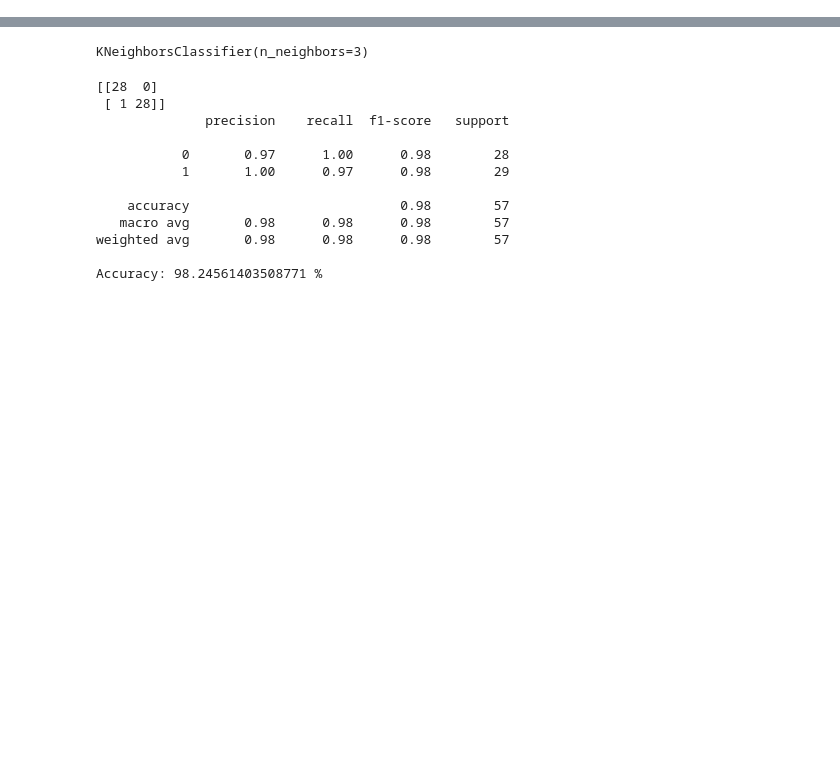
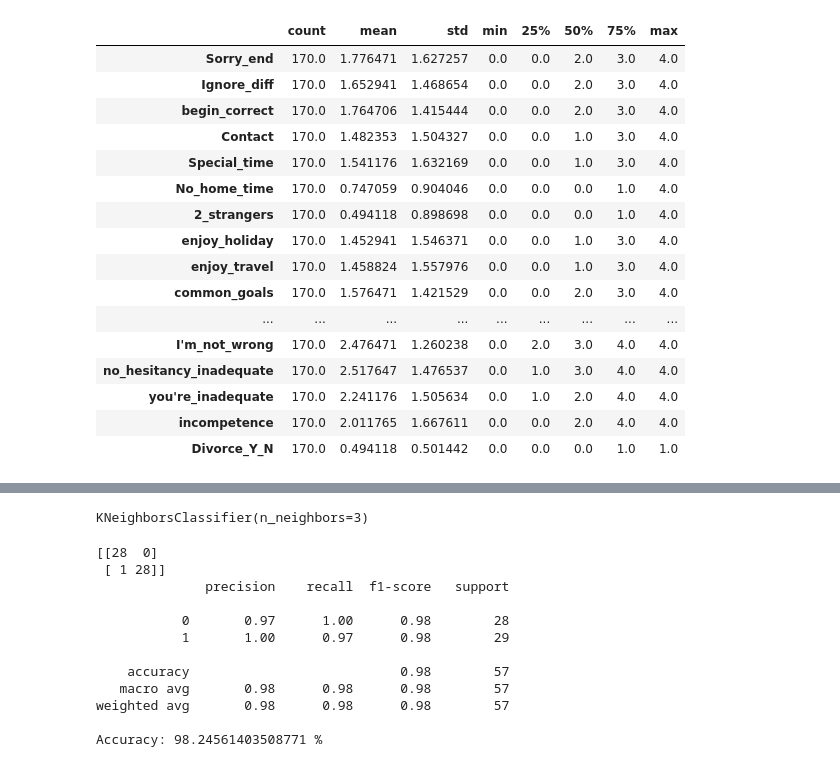
Before and after one commit to corentinleroux/ML-Project-M2IKSEM, a Jupyter notebook: KNN.ipynb, the cells around one changed output, grey strips where cells are left out. Saved outputs shown, nothing was run; the diff lists cells and outputs as text; code cells hidden in the pictures; blank space fills up the shorter version.

```diff
--- a/KNN.ipynb
+++ b/KNN.ipynb
@@ -33,0 +31,21 @@ dtype: int64
+# %%
+# statistical analysis
+df.describe().T
+# %% [output]
+|  | count | mean | std | min | 25% | 50% | 75% | max |
+| Sorry_end | 170.0 | 1.776471 | 1.627257 | 0.0 | 0.0 | 2.0 | 3.0 | 4.0 |
+| Ignore_diff | 170.0 | 1.652941 | 1.468654 | 0.0 | 0.0 | 2.0 | 3.0 | 4.0 |
+| begin_correct | 170.0 | 1.764706 | 1.415444 | 0.0 | 0.0 | 2.0 | 3.0 | 4.0 |
+| Contact | 170.0 | 1.482353 | 1.504327 | 0.0 | 0.0 | 1.0 | 3.0 | 4.0 |
+| Special_time | 170.0 | 1.541176 | 1.632169 | 0.0 | 0.0 | 1.0 | 3.0 | 4.0 |
+| No_home_time | 170.0 | 0.747059 | 0.904046 | 0.0 | 0.0 | 0.0 | 1.0 | 4.0 |
+| 2_strangers | 170.0 | 0.494118 | 0.898698 | 0.0 | 0.0 | 0.0 | 1.0 | 4.0 |
+| enjoy_holiday | 170.0 | 1.452941 | 1.546371 | 0.0 | 0.0 | 1.0 | 3.0 | 4.0 |
+| enjoy_travel | 170.0 | 1.458824 | 1.557976 | 0.0 | 0.0 | 1.0 | 3.0 | 4.0 |
+| common_goals | 170.0 | 1.576471 | 1.421529 | 0.0 | 0.0 | 2.0 | 3.0 | 4.0 |
+| ... | ... | ... | ... | ... | ... | ... | ... | ... |
+| I'm_not_wrong | 170.0 | 2.476471 | 1.260238 | 0.0 | 2.0 | 3.0 | 4.0 | 4.0 |
+| no_hesitancy_inadequate | 170.0 | 2.517647 | 1.476537 | 0.0 | 1.0 | 3.0 | 4.0 | 4.0 |
+| you're_inadequate | 170.0 | 2.241176 | 1.505634 | 0.0 | 1.0 | 2.0 | 4.0 | 4.0 |
+| incompetence | 170.0 | 2.011765 | 1.667611 | 0.0 | 0.0 | 2.0 | 4.0 | 4.0 |
+| Divorce_Y_N | 170.0 | 0.494118 | 0.501442 | 0.0 | 0.0 | 0.0 | 1.0 | 1.0 |
```
Also changed, not shown: parts of 10 cells of this notebook.
